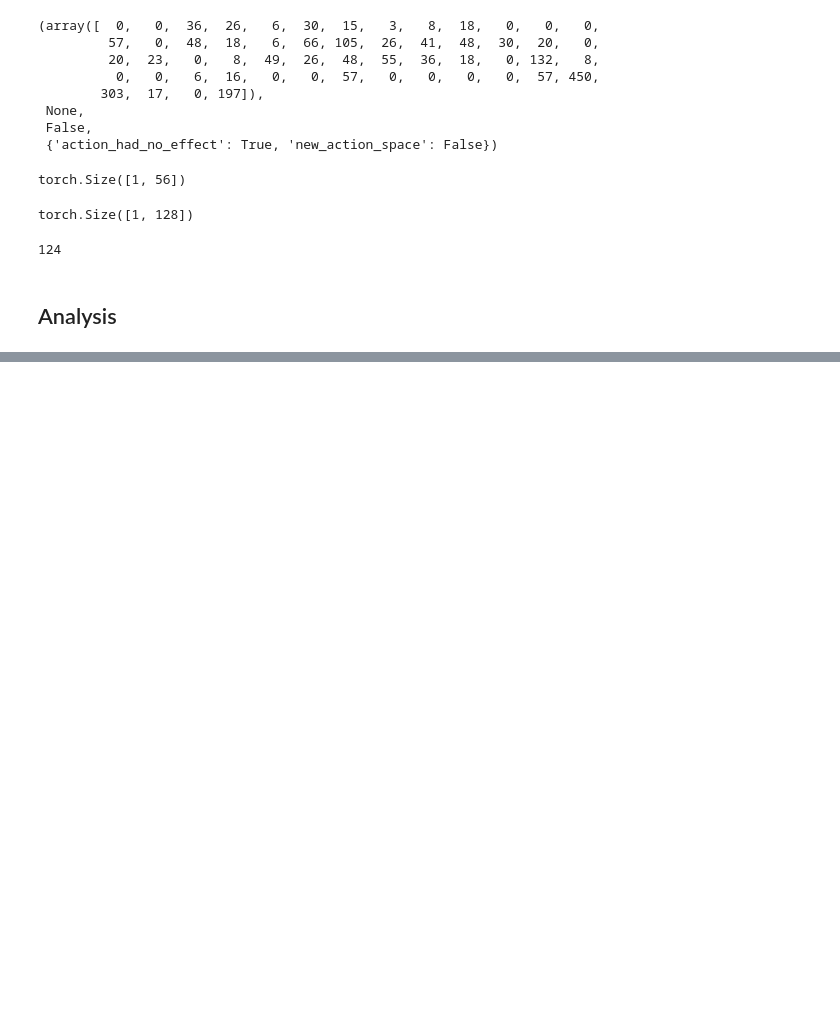
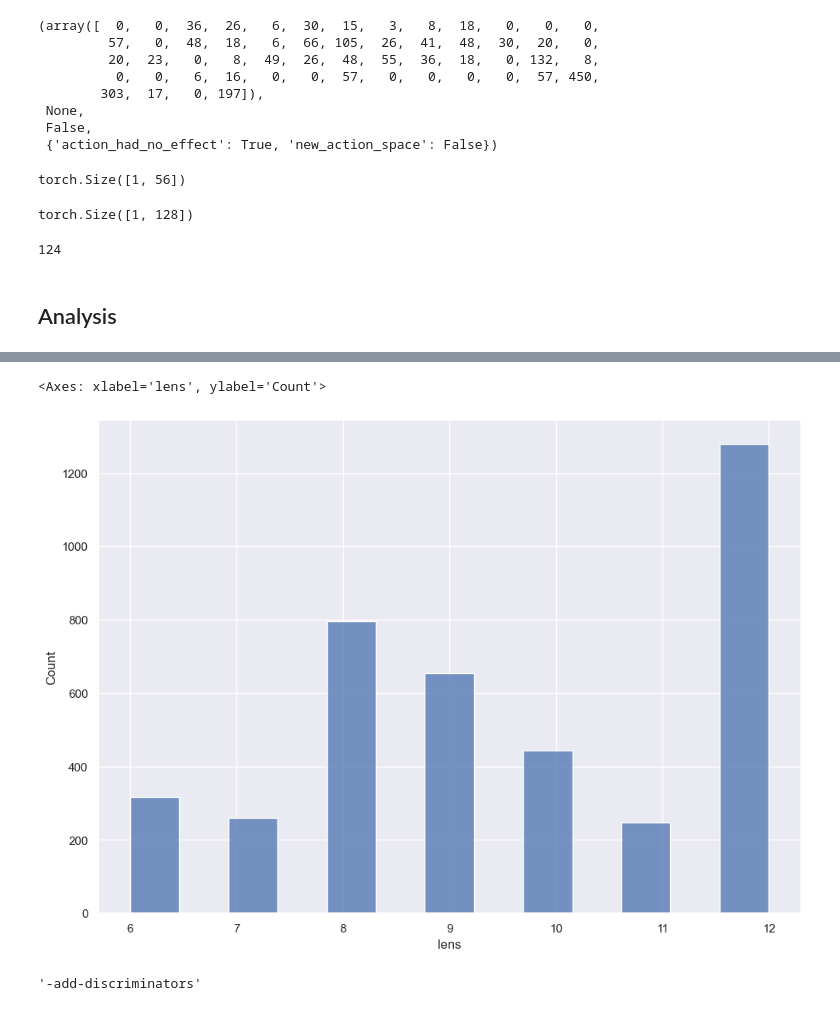
Before and after one commit to oliverc1623/CSE211-Final-Project, a Jupyter notebook: scraps.ipynb, the cells around one changed output, grey strips where cells are left out. Drawn from its saved outputs; the diff is of its cells as text; code cells hidden in the pictures; blank space fills up the shorter version.

```diff
--- a/scraps.ipynb
+++ b/scraps.ipynb
@@ -163,0 +221,9 @@ sns.lineplot(data=df,x='episode',y='score',linewidth=.5)
+# %%
+sns.histplot(data=seqs,x='lens')
+# %% [output]
+<Axes: xlabel='lens', ylabel='Count'>
+[figure, added]
+# %%
+env.action_space.to_string(0)
+# %% [output]
+'-add-discriminators'
```
Also changed, not shown: parts of 11 cells of this notebook.
